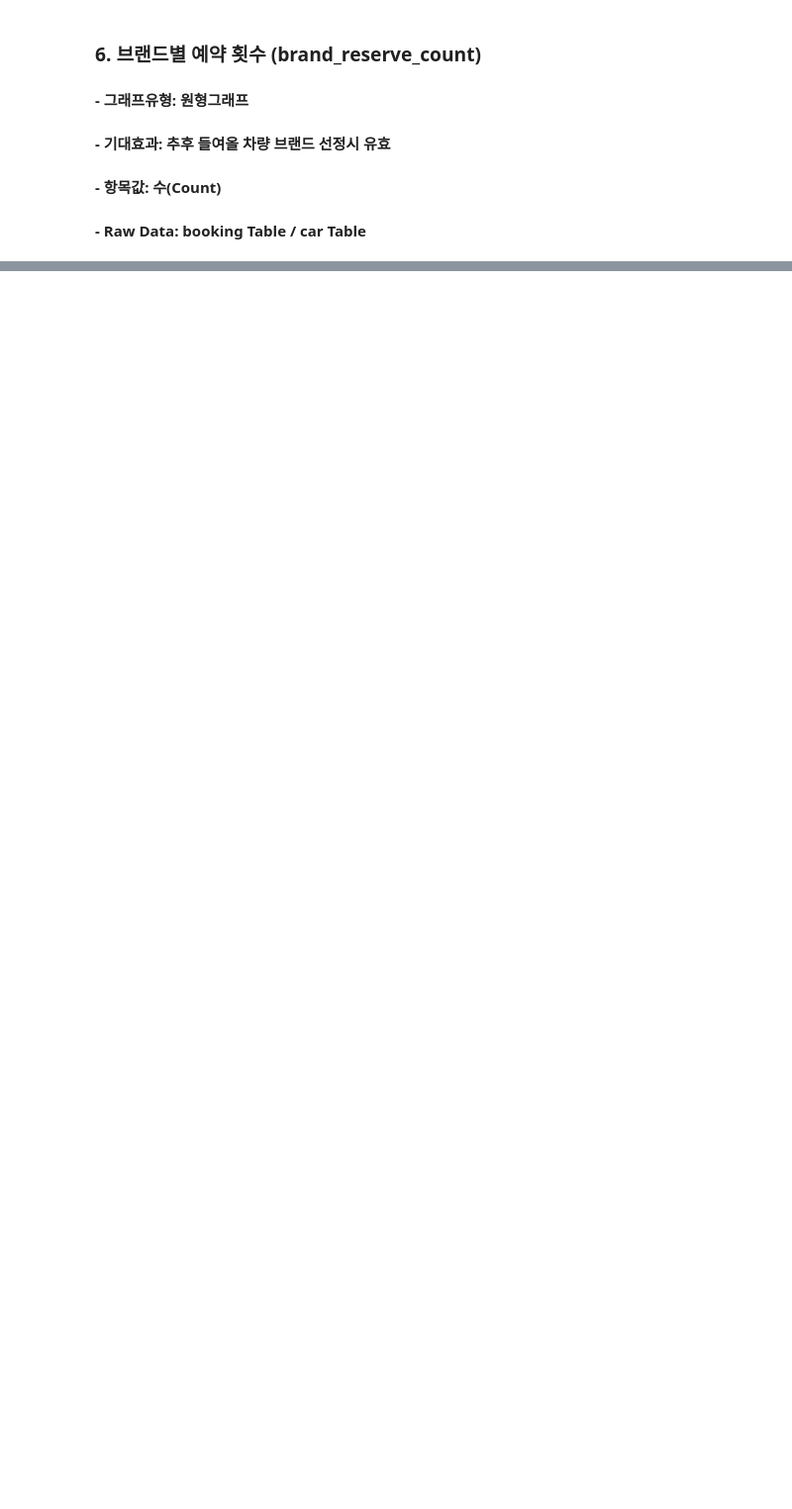
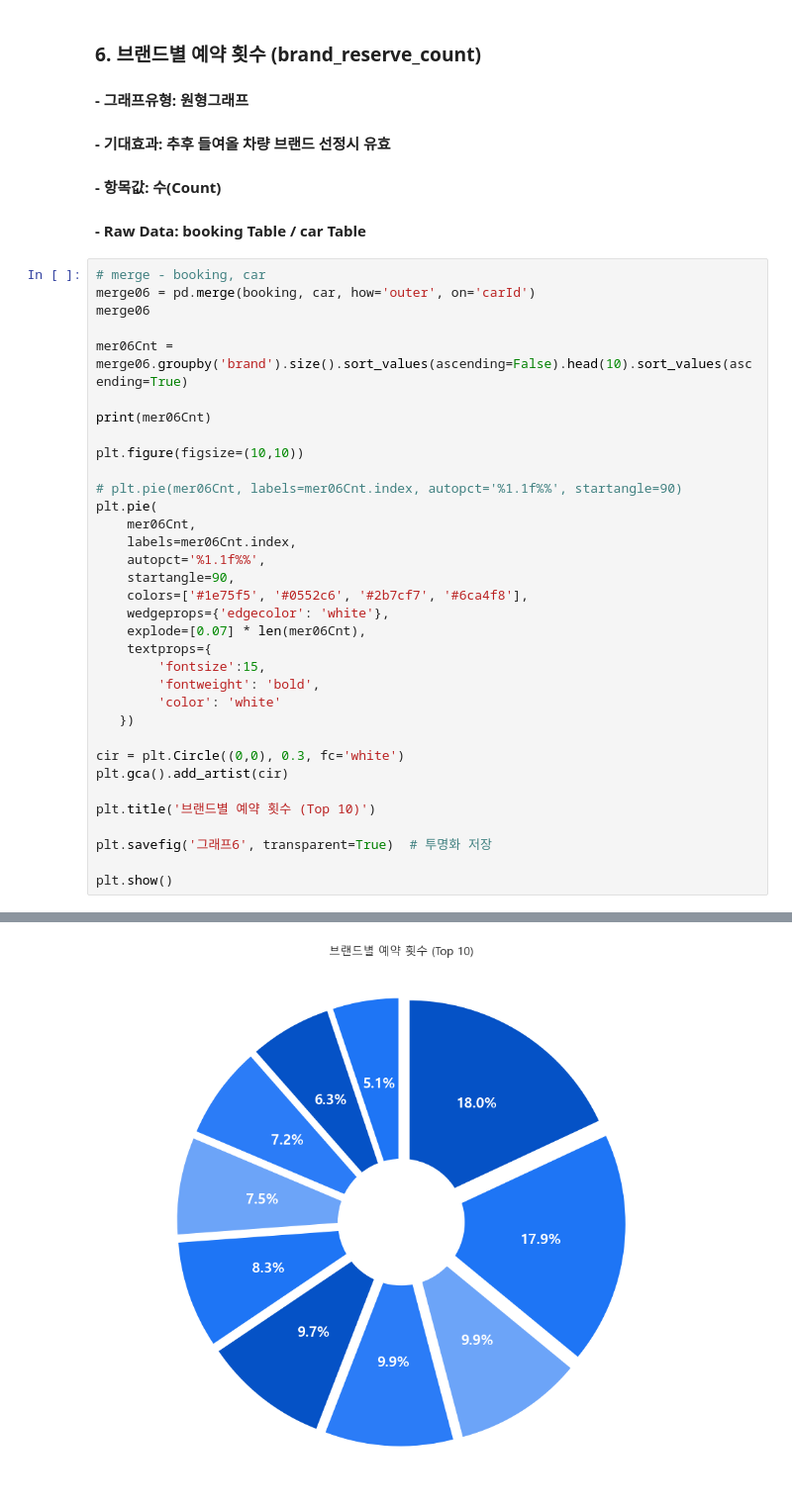
Before and after one commit to r-eong/Python2026, a Jupyter notebook: jupyter/rentcar2026.ipynb, the cells around one changed output, grey strips where cells are left out. Shown at 99% size. Drawn from its saved outputs; the diff is of its cells as text; blank space fills up the shorter version.

```diff
--- a/jupyter/rentcar2026.ipynb
+++ b/jupyter/rentcar2026.ipynb
@@ -25,3 +30,38 @@ plt.rcParams['axes.unicode_minus'] = False
 #### - **기대효과**: 추후 들여올 차량 브랜드 선정시 유효
 #### - **항목값**: 수(Count)
 #### - **Raw Data**: booking Table / car Table
+# %%
+# merge - booking, car
+merge06 = pd.merge(booking, car, how='outer', on='carId')
+merge06
+
+mer06Cnt = merge06.groupby('brand').size().sort_values(ascending=False).head(10).sort_values(ascending=True)
+
+print(mer06Cnt)
+
+plt.figure(figsize=(10,10))
+
+# plt.pie(mer06Cnt, labels=mer06Cnt.index, autopct='%1.1f%%', startangle=90)
+plt.pie(
+    mer06Cnt,
+    labels=mer06Cnt.index,
+    autopct='%1.1f%%',
+    startangle=90,
+    colors=['#1e75f5', '#0552c6', '#2b7cf7', '#6ca4f8'],
+    wedgeprops={'edgecolor': 'white'},
+    explode=[0.07] * len(mer06Cnt),
+    textprops={
+        'fontsize':15,
+        'fontweight': 'bold',
+        'color': 'white'
+   })
+
+cir = plt.Circle((0,0), 0.3, fc='white')
+plt.gca().add_artist(cir)
+
+plt.title('브랜드별 예약 횟수 (Top 10)')
+
+plt.savefig('그래프6', transparent=True)  # 투명화 저장
+
+plt.show()
+# %% [output]
@@ -28,3 +80,4 @@ plt.rcParams['axes.unicode_minus'] = False
+[figure, added]
 # %%
 # merge - booking, car
 merge06 = pd.merge(booking, car, how='outer', on='carId')
```
Also changed, not shown: parts of 6 cells of this notebook, 16 other files.
